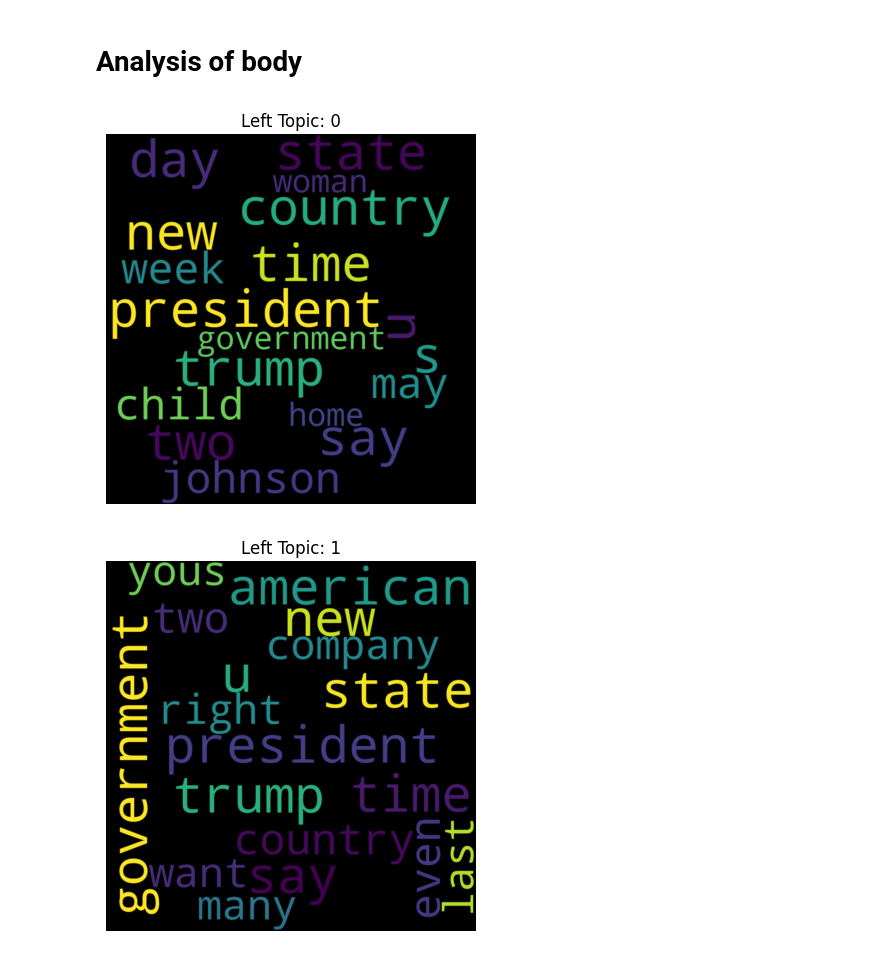
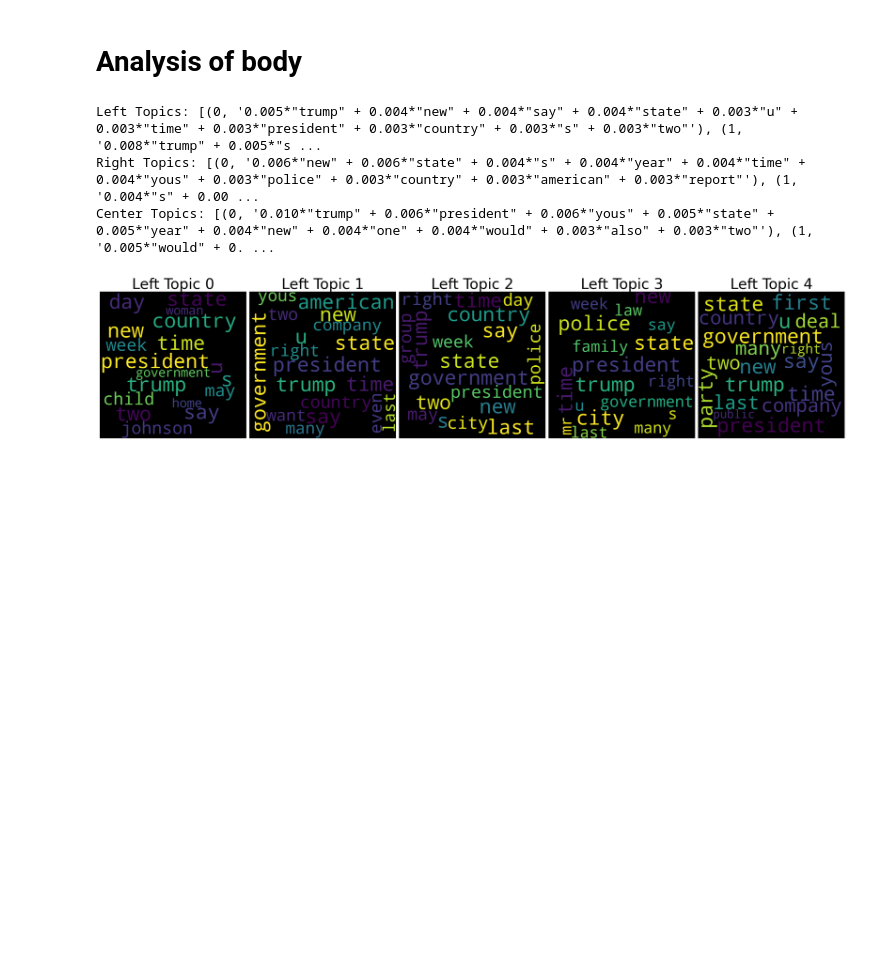
Before and after one commit to ISL-0111/IDS703_NLP_Project_Political_Tendency_Analysis, a Jupyter notebook: LDA_political_leanings.ipynb, the cells around one changed output. Cells and saved outputs as stored; diff of their text form; code cells hidden in the pictures; blank space fills up the shorter version.

```diff
--- a/LDA_political_leanings.ipynb
+++ b/LDA_political_leanings.ipynb
@@ -313,13 +340,45 @@ lda_model_center.save('lda_model_center_headline.model')
+# %%
+from gensim.models import LdaModel
+
+# Load the LDA models
+lda_model_left = LdaModel.load('./models/lda/lda_model_left_body.model')
+lda_model_right = LdaModel.load('./models/lda/lda_model_right_body.model')
+lda_model_center = LdaModel.load('./models/lda/lda_model_center_body.model')
+
+# Example: Display the topics for verification
+topics_left = lda_model_left.show_topics(num_topics=5, num_words=10)
+topics_right = lda_model_right.show_topics(num_topics=5, num_words=10)
+topics_center = lda_model_center.show_topics(num_topics=5, num_words=10)
+
+print("Left Topics:", topics_left)
+print("Right Topics:", topics_right)
+print("Center Topics:", topics_center)
+# %% [output]
+Left Topics: [(0, '0.005*"trump" + 0.004*"new" + 0.004*"say" + 0.004*"state" + 0.003*"u" + 0.003*"time" + 0.003*"president" + 0.003*"country" + 0.003*"s" + 0.003*"two"'), (1, '0.008*"trump" + 0.005*"s ...
+Right Topics: [(0, '0.006*"new" + 0.006*"state" + 0.004*"s" + 0.004*"year" + 0.004*"time" + 0.004*"yous" + 0.003*"police" + 0.003*"country" + 0.003*"american" + 0.003*"report"'), (1, '0.004*"s" + 0.00 ...
+Center Topics: [(0, '0.010*"trump" + 0.006*"president" + 0.006*"yous" + 0.005*"state" + 0.005*"year" + 0.004*"new" + 0.004*"one" + 0.004*"would" + 0.003*"also" + 0.003*"two"'), (1, '0.005*"would" + 0. ...
 # %%
+import matplotlib.pyplot as plt
+from wordcloud import WordCloud
+
+# Define the number of topics (adjust as per your LDA model)
+num_topics = 5  # Example: 5 topics
+
+# Create a 1x5 grid for the plots
+fig, axes = plt.subplots(1, num_topics, figsize=(20, 5), constrained_layout=True)
+
 # Plot a wordcloud for each topic
 for topic_id, topic in enumerate(lda_model_left.print_topics(num_topics=num_topics, num_words=20)):
     topic_words = " ".join([word.split("*")[1].strip() for word in topic[1].split(" + ")])
     wordcloud = WordCloud(width=800, height=800, random_state=21, max_font_size=110).generate(topic_words)
-    plt.figure()
-    plt.imshow(wordcloud, interpolation="bilinear")
-    plt.axis("off")
-    plt.title("Left Topic: {}".format(topic_id))
-    plt.show()
+
+    # Plot in the corresponding subplot
+    ax = axes[topic_id]
+    ax.imshow(wordcloud, interpolation="bilinear")
+    ax.axis("off")
+    ax.set_title(f"Left Topic {topic_id}", fontsize=28)
+
+# Display the grid of plots
+plt.show()
 # %% [output]
-[figure, old version]
+[figure, new version]
-[figure, removed]
```
Also changed, not shown: parts of 9 cells of this notebook, 24 other files.
